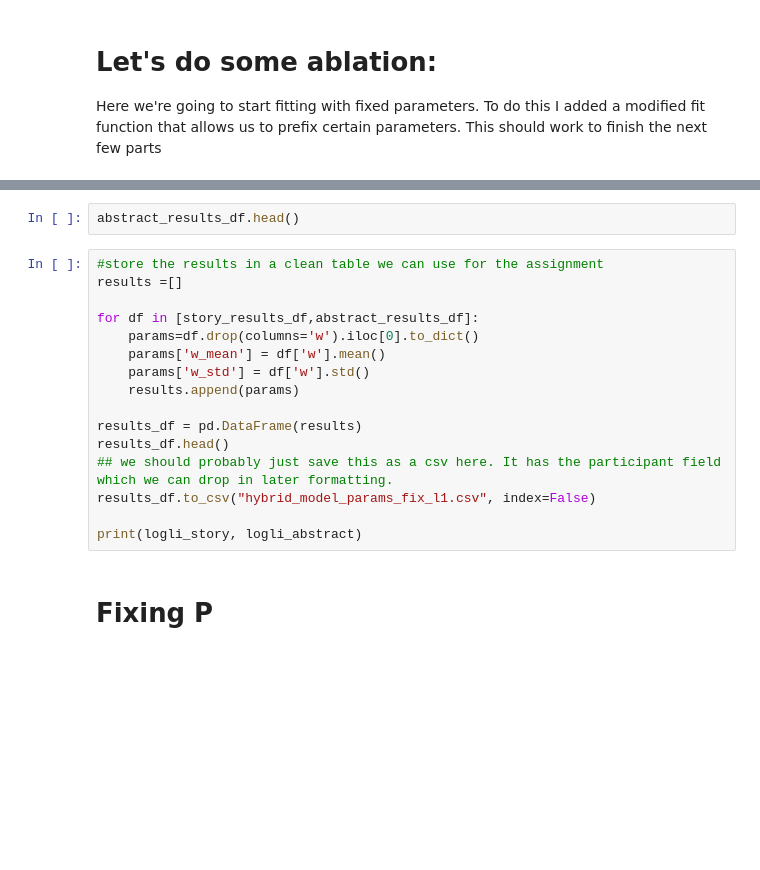
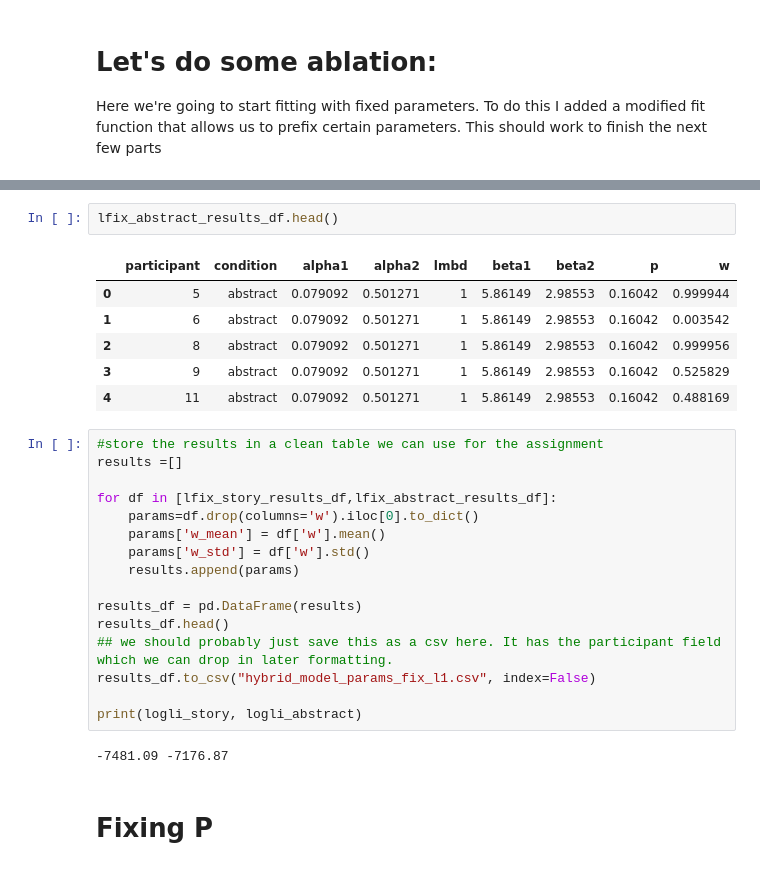
Before and after one commit to nssokada/sdn_hw2, a Jupyter notebook: part2/part2.ipynb, the cells around one changed output, grey strips where cells are left out. Cells and saved outputs as stored; diff of their text form; blank space fills up the shorter version.

```diff
--- a/part2/part2.ipynb
+++ b/part2/part2.ipynb
@@ -129,10 +169,17 @@ story_results_df.head()
 # %%
-abstract_results_df.head()
+lfix_abstract_results_df.head()
+# %% [output]
+|  | participant | condition | alpha1 | alpha2 | lmbd | beta1 | beta2 | p | w |
+| 0 | 5 | abstract | 0.079092 | 0.501271 | 1 | 5.86149 | 2.98553 | 0.16042 | 0.999944 |
+| 1 | 6 | abstract | 0.079092 | 0.501271 | 1 | 5.86149 | 2.98553 | 0.16042 | 0.003542 |
+| 2 | 8 | abstract | 0.079092 | 0.501271 | 1 | 5.86149 | 2.98553 | 0.16042 | 0.999956 |
+| 3 | 9 | abstract | 0.079092 | 0.501271 | 1 | 5.86149 | 2.98553 | 0.16042 | 0.525829 |
+| 4 | 11 | abstract | 0.079092 | 0.501271 | 1 | 5.86149 | 2.98553 | 0.16042 | 0.488169 |
 # %%
 #store the results in a clean table we can use for the assignment
 results =[]
 
-for df in [story_results_df,abstract_results_df]:
+for df in [lfix_story_results_df,lfix_abstract_results_df]:
     params=df.drop(columns='w').iloc[0].to_dict()
     params['w_mean'] = df['w'].mean()
     params['w_std'] = df['w'].std()
@@ -144,6 +191,8 @@ results_df.head()
 results_df.to_csv("hybrid_model_params_fix_l1.csv", index=False)
 
 print(logli_story, logli_abstract)
+# %% [output]
+-7481.09 -7176.87
 # %% [markdown]
 # Fixing P
 # %%
```
Also changed, not shown: parts of 4 cells of this notebook, 3 other files.
